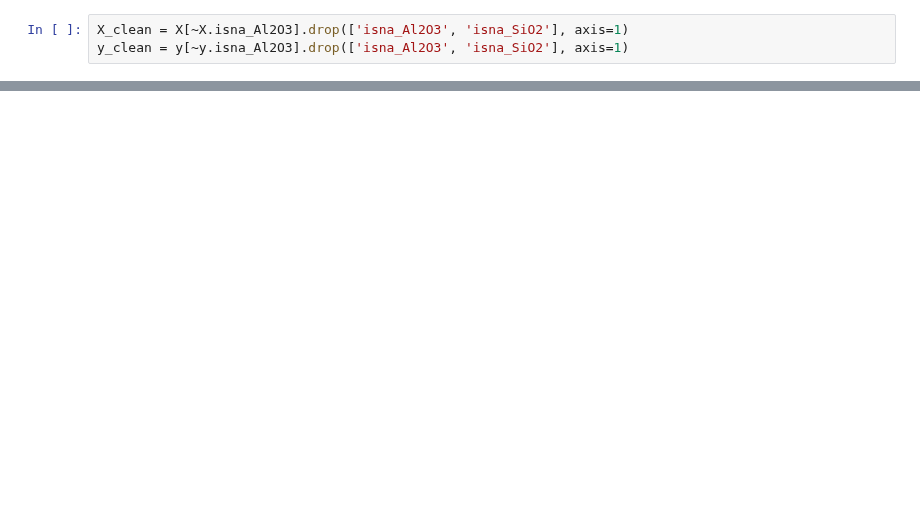
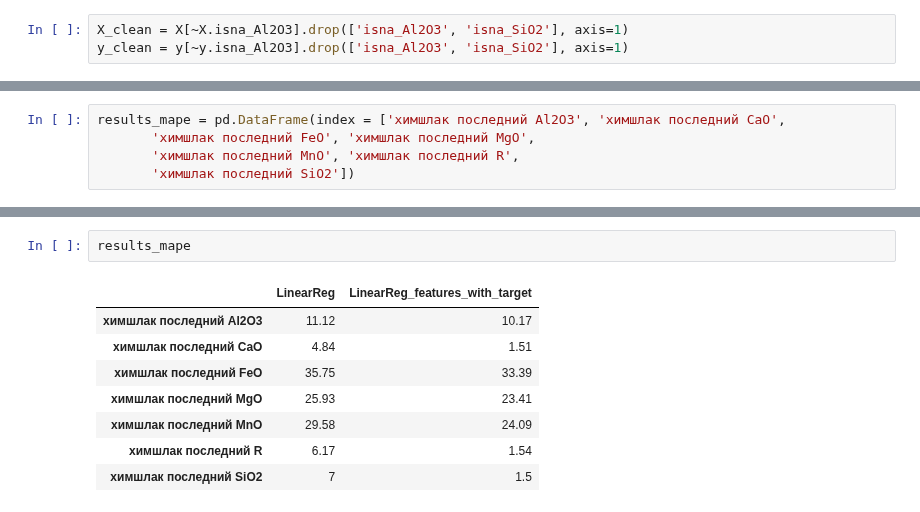
Before and after one commit to comptech-winter-school/steel-alloying, a Jupyter notebook: model_selection.ipynb, the cells around one changed output, grey strips where cells are left out. Saved outputs shown, nothing was run; the diff lists cells and outputs as text; blank space fills up the shorter version.

```diff
--- a/model_selection.ipynb
+++ b/model_selection.ipynb
@@ -73,0 +384,5 @@ ValueError: Invalid parameter n_iter for estimator SGDRegressor(loss='hinge'). C
+# %%
+results_mape = pd.DataFrame(index = ['химшлак последний Al2O3', 'химшлак последний CaO',
+       'химшлак последний FeO', 'химшлак последний MgO',
+       'химшлак последний MnO', 'химшлак последний R',
+       'химшлак последний SiO2'])
@@ -73,0 +491,11 @@ ValueError: Invalid parameter n_iter for estimator SGDRegressor(loss='hinge'). C
+# %%
+results_mape
+# %% [output]
+|  | LinearReg | LinearReg_features_with_target |
+| химшлак последний Al2O3 | 11.12 | 10.17 |
+| химшлак последний CaO | 4.84 | 1.51 |
+| химшлак последний FeO | 35.75 | 33.39 |
+| химшлак последний MgO | 25.93 | 23.41 |
+| химшлак последний MnO | 29.58 | 24.09 |
+| химшлак последний R | 6.17 | 1.54 |
+| химшлак последний SiO2 | 7 | 1.5 |
```
Also changed, not shown: parts of 60 cells of this notebook, 1 other file.
